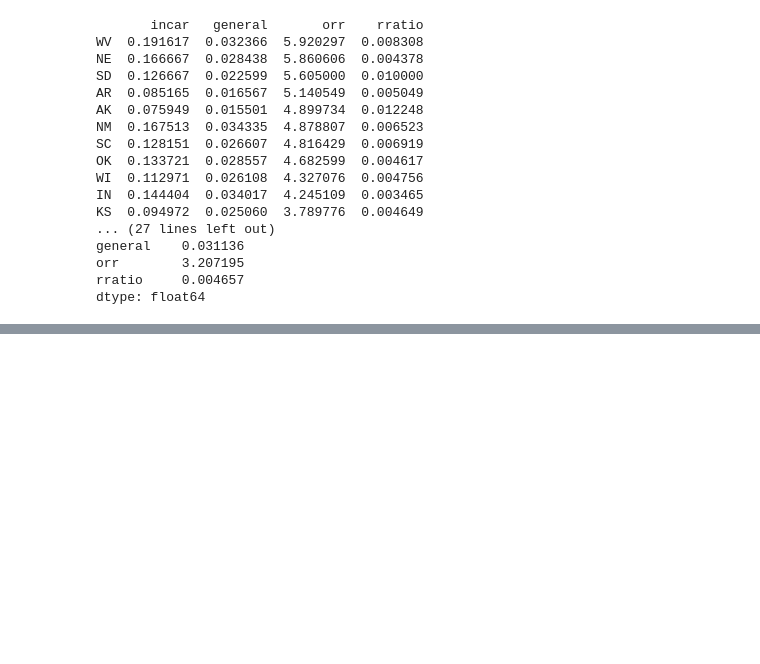
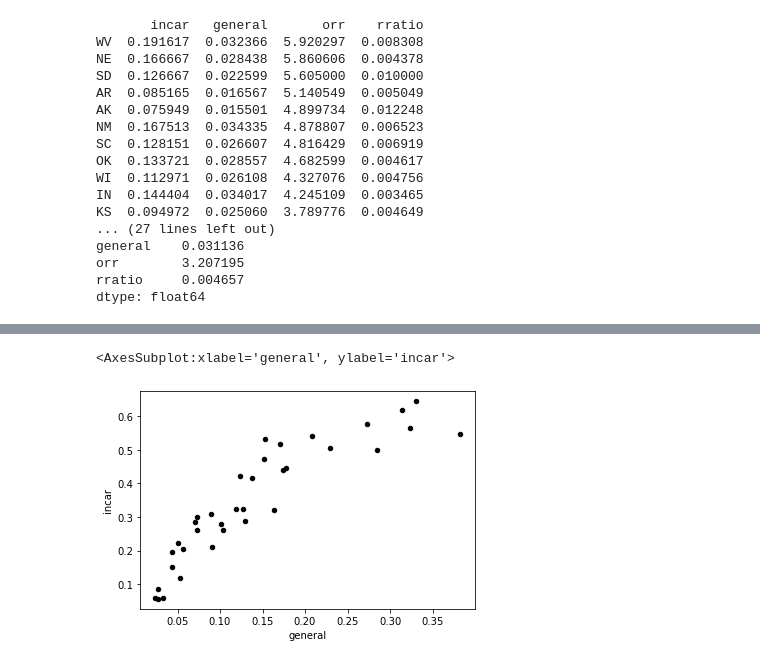
Before and after one commit to hjake123/pharis-2021, a Jupyter notebook: Data/process_notebook.ipynb, the cells around one changed output, grey strips where cells are left out. Saved outputs shown, nothing was run; the diff lists cells and outputs as text; code cells hidden in the pictures; blank space fills up the shorter version.

```diff
--- a/Data/process_notebook.ipynb
+++ b/Data/process_notebook.ipynb
@@ -234,0 +273,6 @@ dtype: float64
+# %%
+''' There is a clear positive correlation between general AA population and AA prison overrepresentation. '''
+aa_rep_plot_frame.plot.scatter(x='general', y='incar', c='black')
+# %% [output]
+<AxesSubplot:xlabel='general', ylabel='incar'>
+[figure, added]
```
Also changed, not shown: parts of 43 cells of this notebook, 4 other files.
